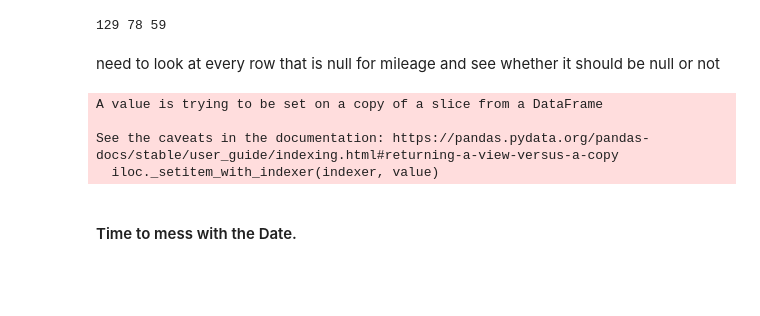
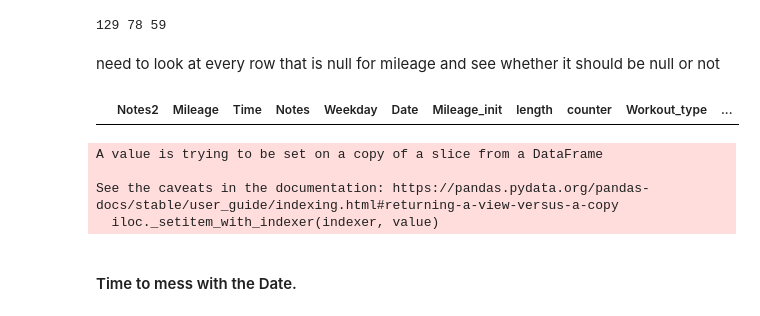
Before and after one commit to lilfetz22/Running_data, a Jupyter notebook: Running_Log.ipynb, the cells around one changed output. Saved outputs shown, nothing was run; the diff lists cells and outputs as text; code cells hidden in the pictures; blank space fills up the shorter version.

```diff
--- a/Running_Log.ipynb
+++ b/Running_Log.ipynb
@@ -724,6 +725,10 @@ raw_string_added.loc[102,'raw_note'] = raw_string_added.loc[102,'raw_note'] + ra
 raw_string_added = raw_string_added.drop(103)
 # %%
 manual_inputs_df = raw_string_added.copy()
+# %%
+manual_inputs_df[manual_inputs_df.Date == '2014-08-21']
+# %% [output]
+|  | Notes2 | Mileage | Time | Notes | Weekday | Date | Mileage_init | length | counter | Workout_type | ... |
 # %%
 def input_manual_fx(df, loc_dict):
     for key, value in loc_dict.items():
```
Also changed, not shown: parts of 12 cells of this notebook.
